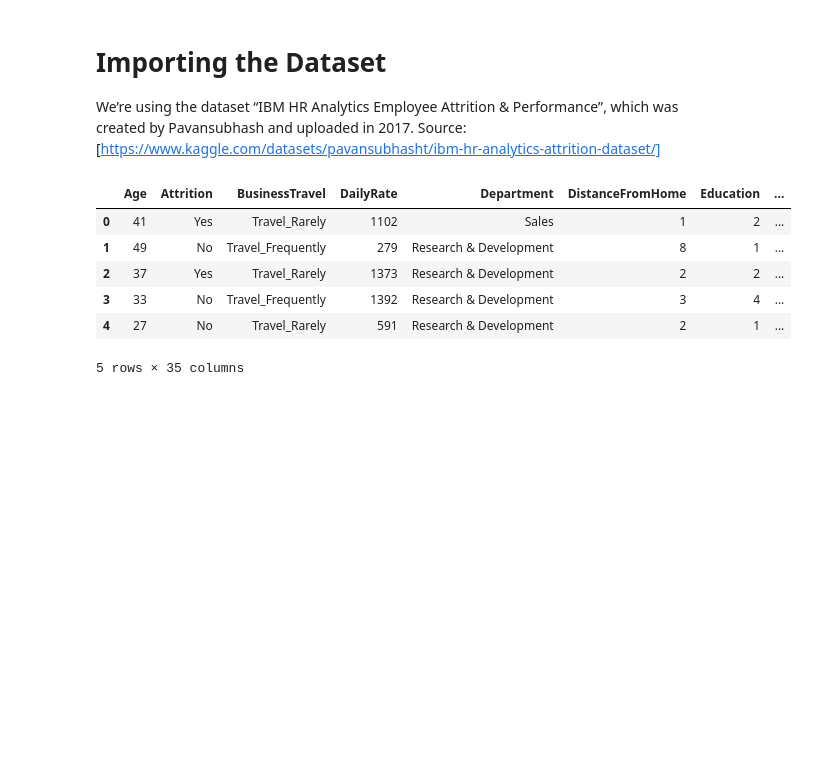
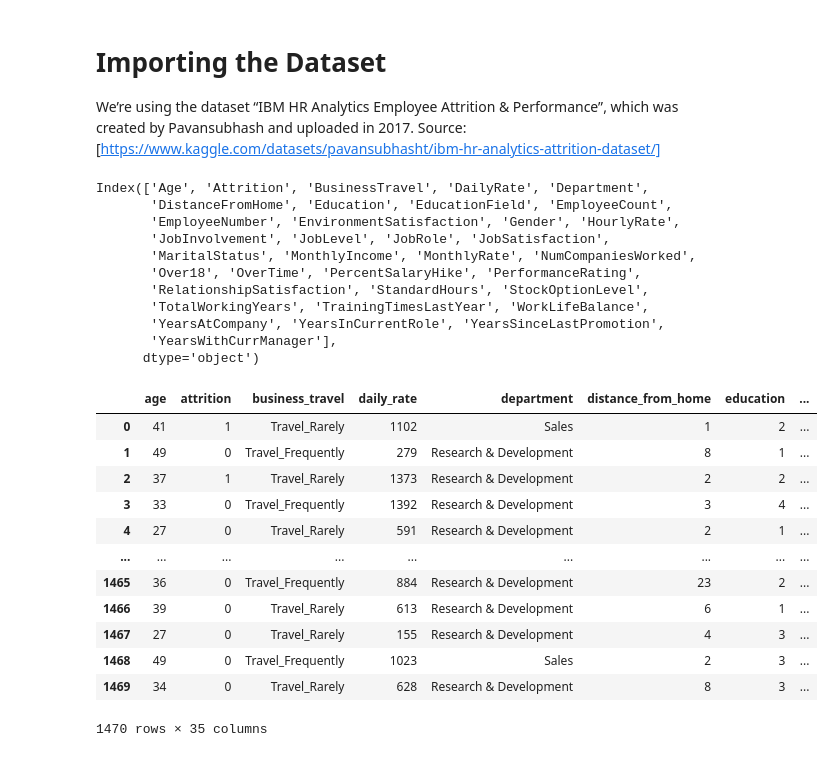
Before and after one commit to kalzumaki/attrition-hr-data-analytics, a Jupyter notebook: teamOne.ipynb, the cells around one changed output. Cells and saved outputs as stored; diff of their text form; code cells hidden in the pictures; blank space fills up the shorter version.

Commit message:
import dataset

```diff
--- a/teamOne.ipynb
+++ b/teamOne.ipynb
@@ -69,12 +69,44 @@ from sklearn.preprocessing import StandardScaler
 from imblearn.over_sampling import RandomOverSampler
 # %%
 df = pd.read_csv('./datasets/Employee-Attrition.csv')
-df.head()
+df.columns
 # %% [output]
-|  | Age | Attrition | BusinessTravel | DailyRate | Department | DistanceFromHome | Education | ... |
-| 0 | 41 | Yes | Travel_Rarely | 1102 | Sales | 1 | 2 | ... |
-| 1 | 49 | No | Travel_Frequently | 279 | Research & Development | 8 | 1 | ... |
-| 2 | 37 | Yes | Travel_Rarely | 1373 | Research & Development | 2 | 2 | ... |
-| 3 | 33 | No | Travel_Frequently | 1392 | Research & Development | 3 | 4 | ... |
-| 4 | 27 | No | Travel_Rarely | 591 | Research & Development | 2 | 1 | ... |
-5 rows × 35 columns
+Index(['Age', 'Attrition', 'BusinessTravel', 'DailyRate', 'Department',
+       'DistanceFromHome', 'Education', 'EducationField', 'EmployeeCount',
+       'EmployeeNumber', 'EnvironmentSatisfaction', 'Gender', 'HourlyRate',
+       'JobInvolvement', 'JobLevel', 'JobRole', 'JobSatisfaction',
+       'MaritalStatus', 'MonthlyIncome', 'MonthlyRate', 'NumCompaniesWorked',
+       'Over18', 'OverTime', 'PercentSalaryHike', 'PerformanceRating',
+       'RelationshipSatisfaction', 'StandardHours', 'StockOptionLevel',
+       'TotalWorkingYears', 'TrainingTimesLastYear', 'WorkLifeBalance',
+       'YearsAtCompany', 'YearsInCurrentRole', 'YearsSinceLastPromotion',
+       'YearsWithCurrManager'],
+      dtype='object')
+# %%
+dataset_cols = ['age', 'attrition', 'business_travel', 'daily_rate', 'department',
+       'distance_from_home', 'education', 'education_field', 'employee_count',
+       'employee_number', 'environment_satisfaction', 'gender', 'hourly_rate',
+       'job_involvement', 'job_level', 'job_role', 'job_satisfaction',
+       'marital_status', 'monthly_income', 'monthly_rate', 'num_companies_worked',
+       'over_18', 'overtime', 'percent_salary_hike', 'performance_rating',
+       'relationship_satisfaction', 'standard_hours', 'stock_option_level',
+       'total_working_years', 'training_times_last_year', 'work_life_balance',
+       'years_at_company', 'years_in_current_role', 'years_since_last_promotion',
+       'years_with_curr_manager']
+df.columns = dataset_cols
+df['attrition'] = (df['attrition'] == 'Yes').astype(int) # convert attrition into int
+df
+# %% [output]
+|  | age | attrition | business_travel | daily_rate | department | distance_from_home | education | ... |
+| 0 | 41 | 1 | Travel_Rarely | 1102 | Sales | 1 | 2 | ... |
+| 1 | 49 | 0 | Travel_Frequently | 279 | Research & Development | 8 | 1 | ... |
+| 2 | 37 | 1 | Travel_Rarely | 1373 | Research & Development | 2 | 2 | ... |
+| 3 | 33 | 0 | Travel_Frequently | 1392 | Research & Development | 3 | 4 | ... |
+| 4 | 27 | 0 | Travel_Rarely | 591 | Research & Development | 2 | 1 | ... |
+| ... | ... | ... | ... | ... | ... | ... | ... | ... |
+| 1465 | 36 | 0 | Travel_Frequently | 884 | Research & Development | 23 | 2 | ... |
+| 1466 | 39 | 0 | Travel_Rarely | 613 | Research & Development | 6 | 1 | ... |
+| 1467 | 27 | 0 | Travel_Rarely | 155 | Research & Development | 4 | 3 | ... |
+| 1468 | 49 | 0 | Travel_Frequently | 1023 | Sales | 2 | 3 | ... |
+| 1469 | 34 | 0 | Travel_Rarely | 628 | Research & Development | 8 | 3 | ... |
+1470 rows × 35 columns
```
